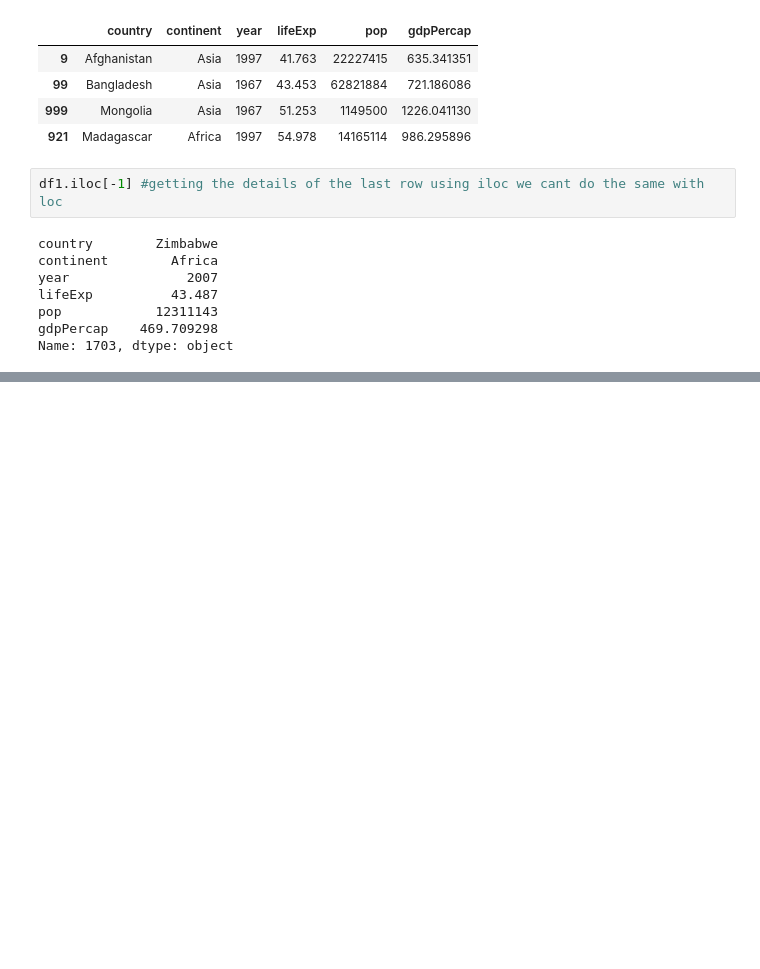
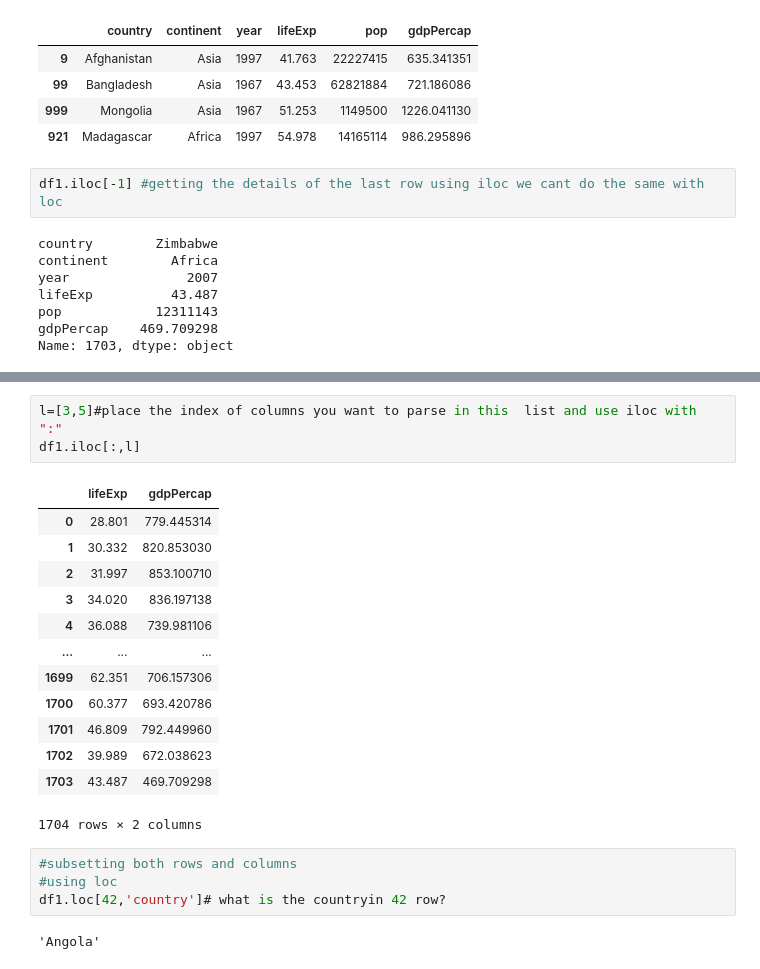
Before and after one commit to siddhartha296/feb22, a Jupyter notebook: nptel_data_analytics_lectures.ipynb, the cells around one changed output, grey strips where cells are left out. Drawn from its saved outputs; the diff is of its cells as text; blank space fills up the shorter version.

```diff
--- a/nptel_data_analytics_lectures.ipynb
+++ b/nptel_data_analytics_lectures.ipynb
@@ -211,0 +295,23 @@ Name: 1703, dtype: object
+# %%
+l=[3,5]#place the index of columns you want to parse in this  list and use iloc with ":"
+df1.iloc[:,l]
+# %% [output]
+|  | lifeExp | gdpPercap |
+| 0 | 28.801 | 779.445314 |
+| 1 | 30.332 | 820.853030 |
+| 2 | 31.997 | 853.100710 |
+| 3 | 34.020 | 836.197138 |
+| 4 | 36.088 | 739.981106 |
+| ... | ... | ... |
+| 1699 | 62.351 | 706.157306 |
+| 1700 | 60.377 | 693.420786 |
+| 1701 | 46.809 | 792.449960 |
+| 1702 | 39.989 | 672.038623 |
+| 1703 | 43.487 | 469.709298 |
+1704 rows × 2 columns
+# %%
+#subsetting both rows and columns
+#using loc
+df1.loc[42,'country']# what is the countryin 42 row?
+# %% [output]
+'Angola'
```
Also changed, not shown: parts of 16 cells of this notebook.
